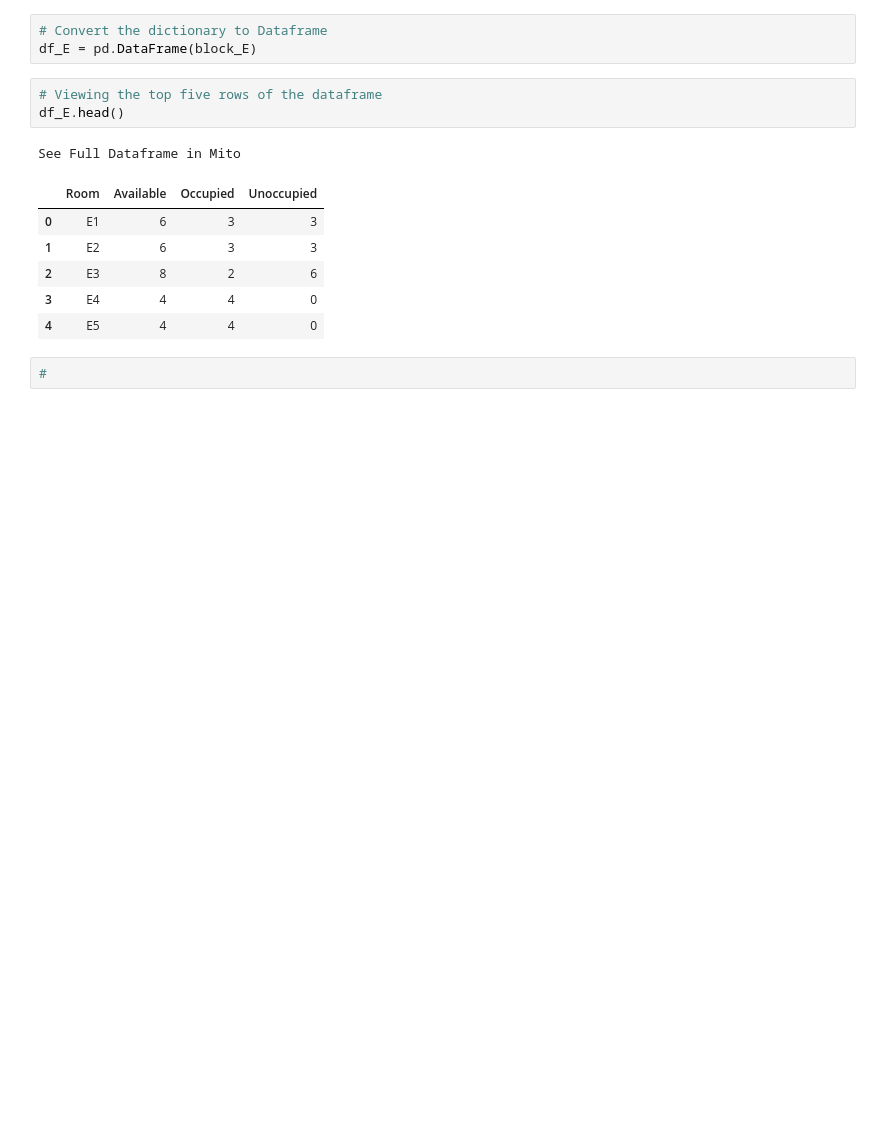
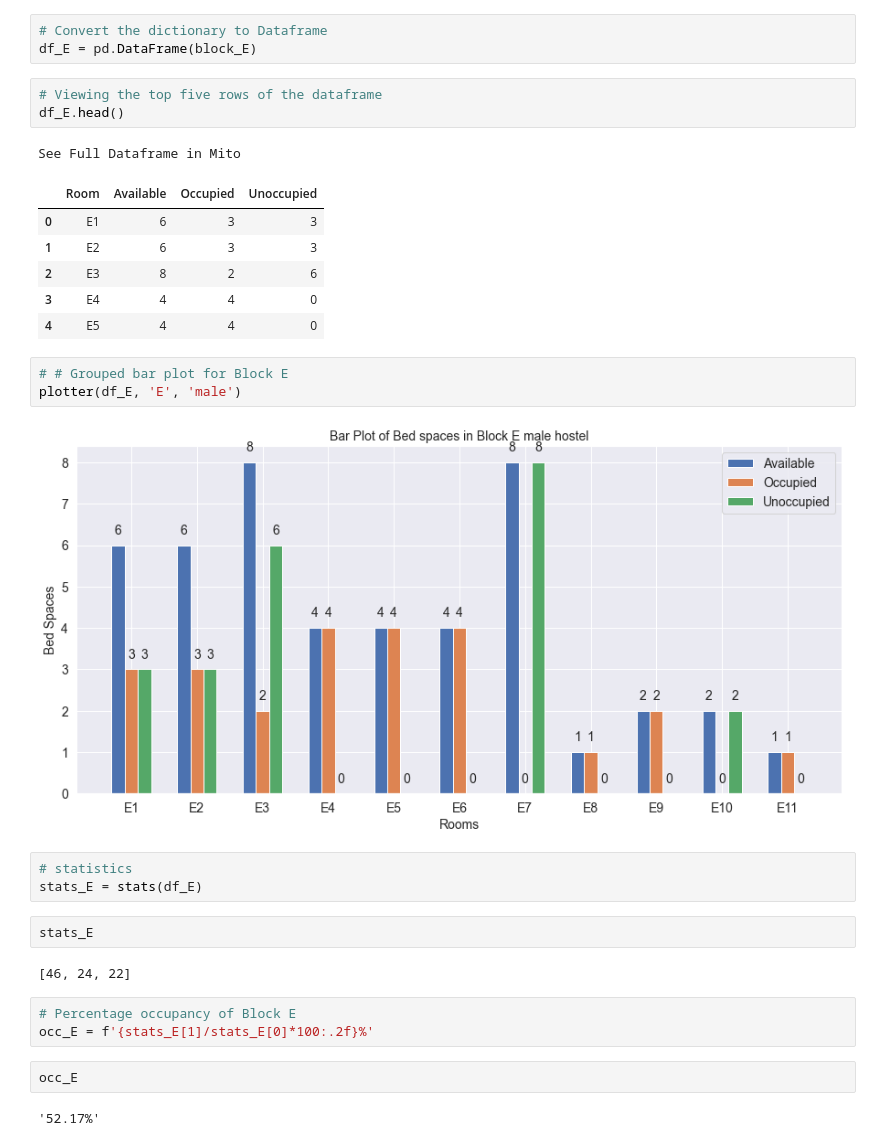
Before and after one commit to Melchizedeke/Data-Visualization-01, a Jupyter notebook: codes.ipynb, the cells around one changed output. Cells and saved outputs as stored; diff of their text form; blank space fills up the shorter version.

Commit message:
Done with block E

```diff
--- a/codes.ipynb
+++ b/codes.ipynb
@@ -268,5 +268,22 @@ See Full Dataframe in Mito
 | 2 | E3 | 8 | 2 | 6 |
 | 3 | E4 | 4 | 4 | 0 |
 | 4 | E5 | 4 | 4 | 0 |
-# %%
-#
+# %%
+# # Grouped bar plot for Block E
+plotter(df_E, 'E', 'male')
+# %% [output]
+[figure, added]
+# %%
+# statistics
+stats_E = stats(df_E)
+# %%
+stats_E
+# %% [output]
+[46, 24, 22]
+# %%
+# Percentage occupancy of Block E
+occ_E = f'{stats_E[1]/stats_E[0]*100:.2f}%'
+# %%
+occ_E
+# %% [output]
+'52.17%'
```
